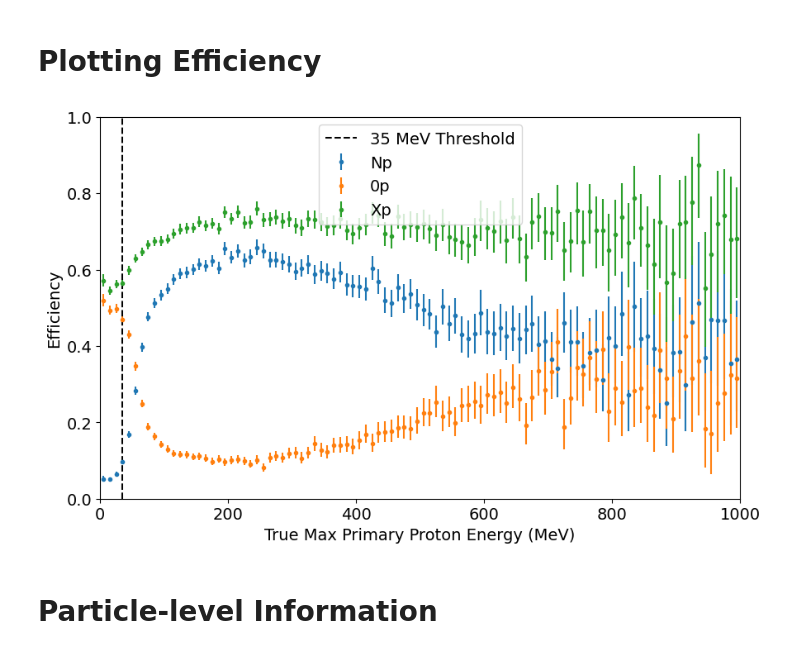
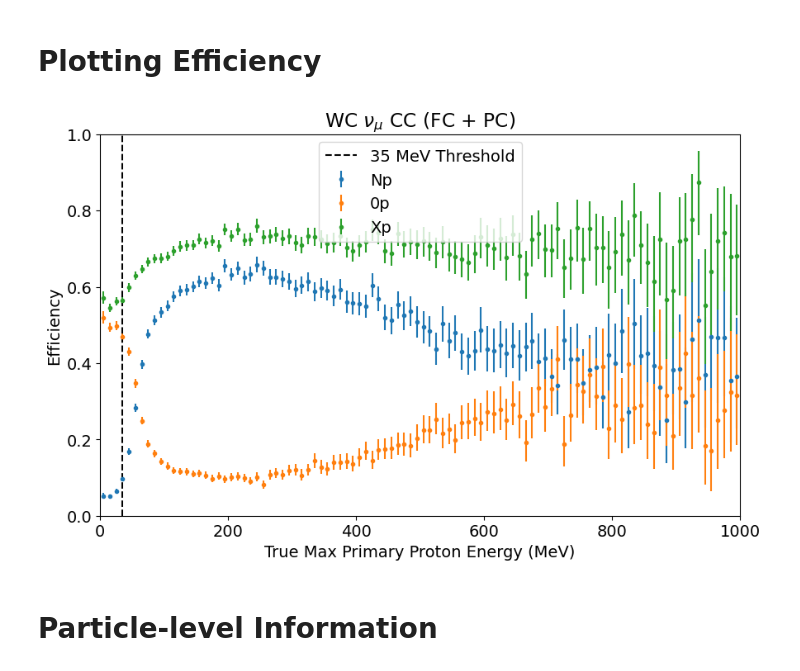
Before and after one commit to leehagaman/wc_ntuple_tutorial, a Jupyter notebook: tutorial.ipynb, the cells around one changed output. Drawn from its saved outputs; the diff is of its cells as text; code cells hidden in the pictures.

```diff
--- a/tutorial.ipynb
+++ b/tutorial.ipynb
@@ -438,34 +438,35 @@ for i in range(len(bin_centers)):
     unweighted_Xp_low, unweighted_Xp_high = unweighted_Xp_binom_ci.low, unweighted_Xp_binom_ci.high
 
     Np_low = unweighted_Np_low * weighted_frac_Np[i] / unweighted_frac_Np[i]
     Np_high = unweighted_Np_high * weighted_frac_Np[i] / unweighted_frac_Np[i]
     zerop_low = unweighted_zerop_low * weighted_frac_zerop[i] / unweighted_frac_zerop[i]
     zerop_high = unweighted_zerop_high * weighted_frac_zerop[i] / unweighted_frac_zerop[i]
     Xp_low = unweighted_Xp_low * weighted_frac_Xp[i] / unweighted_frac_Xp[i]
     Xp_high = unweighted_Xp_high * weighted_frac_Xp[i] / unweighted_frac_Xp[i]
 
     Np_lows.append(Np_low)
     Np_highs.append(Np_high)
     zerop_lows.append(zerop_low)
     zerop_highs.append(zerop_high)
     Xp_lows.append(Xp_low)
     Xp_highs.append(Xp_high)
 
 plt.figure(figsize=(10, 6))
 plt.errorbar(bin_centers, weighted_frac_Np, yerr=[weighted_frac_Np - Np_lows, Np_highs - weighted_frac_Np], fmt=".", label="Np")
 plt.errorbar(bin_centers, weighted_frac_zerop, yerr=[weighted_frac_zerop - zerop_lows, zerop_highs - weighted_frac_zerop], fmt=".", label="0p")
 plt.errorbar(bin_centers, weighted_frac_Xp, yerr=[weighted_frac_Xp - Xp_lows, Xp_highs - weighted_frac_Xp], fmt=".", label="Xp")
 plt.axvline(35, c="k", linestyle="--", label="35 MeV Threshold")
 plt.xlabel("True Max Primary Proton Energy (MeV)")
 plt.ylabel("Efficiency")
 plt.legend()
 plt.xlim(bins[0], bins[-1])
 plt.ylim(0, 1)
+plt.title(r"WC $\nu_\mu$ CC (FC + PC)")
 plt.show()
 
 # This should be similar to a plot in this paper: https://journals.aps.org/prd/abstract/10.1103/PhysRevD.110.013006
 # %% [output]
-[figure, old version]
+[figure, new version]
 # %% [markdown]
 # Particle-level Information
 # %%
```
Also changed, not shown: parts of 3 cells of this notebook.
